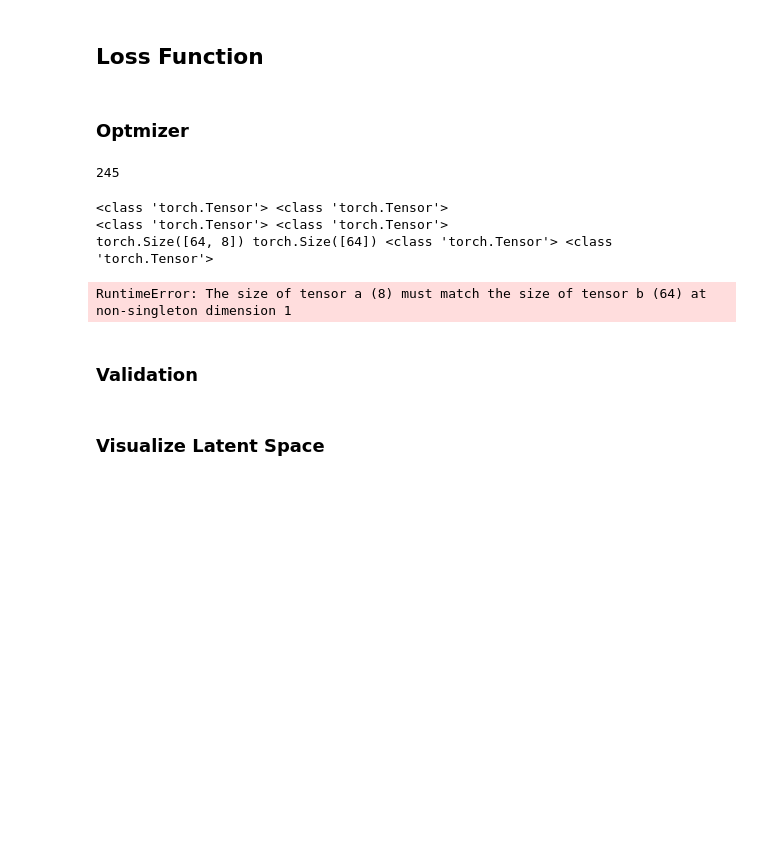
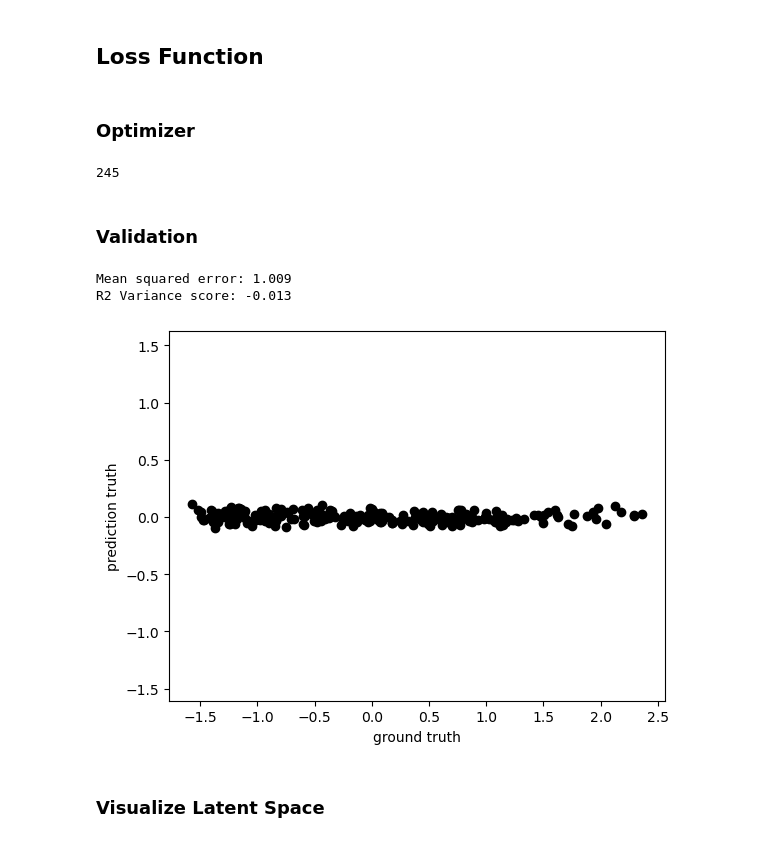
Before and after one commit to albertkao227/VAE-for-regression-pytorch, a Jupyter notebook: vae_for_regression.ipynb, the cells around one changed output. Saved outputs shown, nothing was run; the diff lists cells and outputs as text; code cells hidden in the pictures; blank space fills up the shorter version.

```diff
--- a/vae_for_regression.ipynb
+++ b/vae_for_regression.ipynb
@@ -141,10 +146,0 @@ mse = nn.MSELoss()
-# %%
-def loss_function(inputs_x, outputs, inputs_r, z_mean, z_log_var, r_mean, r_logvar, pz_mean):
-    reconstruction_loss = mse(inputs_x,outputs)
-    kl_loss = 1 + z_logvar - torch.square(z_mean-pz_mean) - torch.exp(z_logvar)
-    kl_loss = -0.5 * torch.sum(kl_loss)
-
-    print(r_mean.shape, inputs_r.shape, type(r_mean), type(inputs_r))
-
-    label_loss = torch.divide(0.5 * torch.square(r_mean - inputs_r), troch.exp(r_logvar)) +  0.5 * r_logvar
-    return torch.mean(reconstruction_loss+kl_loss+label_loss)
@@ -165,5 +147,8 @@ def loss_function(inputs_x, outputs, inputs_r, z_mean, z_log_var, r_mean, r_logv
 # %% [markdown]
-### Optmizer
+### Optimizer
+# %%
+optim_params = list(encoder.parameters()) + list(decoder.parameters())
+optimizer = torch.optim.Adam(optim_params , lr=lr)
 # %%
 len(ground_truth_r)
 #training_feature_sk
@@ -205,54 +190,43 @@ for train_idx, test_idx in skf.split(training_feature, fake):
 
             recon_imgs = decoder(z)
 
-
-
             vae_loss = loss_function(imgs, recon_imgs, labels, r_mean, r_logvar, z_mean, z_logvar, pz_mean)
 
-            #print(type(r_mean), type(r_mean), type(r_mean), type(r_mean), type(r_mean))
-
-
-            optmizer.zero_grad()
+            optimizer.zero_grad()
 
             vae_loss.backward()
 
-            optmizer.step()
+            optimizer.step()
 
-#         # test phase
-#         encoder.eval()
-#         decoder.eval()
         with torch.no_grad():
-            x = Tensor(testing_feature_sk) #.cuda()
+
+            x = torch.Tensor(testing_feature_sk) #.cuda()
             r_mean, r_logvar, r, z_mean, z_logvar, z, pz_mean = encoder(x)
-            #[mu_z, logvar_z, z], [mu_y, logvar_y, y], z_bar_y = encoder(x)
 
-            pred[test_idx] = np.array(mu_y.cpu().detach())[:,0]
-            rmse_loss = rmse(mu_y, Tensor(testing_score).cuda())
-        # print
-        print("[Epoch: %d/%d] [Train loss: %.3f] ---> [Test RMSE: %.3f]" \
-              % (epoch + 1, epochs, total_vae_loss/(i + 1), rmse_loss.item()))
-    print(test_idx)
+            pred[test_idx] = r_mean.cpu().detach()[:,0]
+            rmse_loss = np.sqrt(mse(r_mean, torch.Tensor(testing_score)))
+
+        print(f'Epoch: {epoch+1} Loss: {vae_loss}')
-# %% [output]
-<class 'torch.Tensor'> <class 'torch.Tensor'>
-<class 'torch.Tensor'> <class 'torch.Tensor'>
-torch.Size([64, 8]) torch.Size([64]) <class 'torch.Tensor'> <class 'torch.Tensor'>
-RuntimeError: The size of tensor a (8) must match the size of tensor b (64) at non-singleton dimension 1
 # %% [markdown]
 ### Validation
 # %%
-# # Mean squared error
-# print("Mean squared error: %.3f" % mean_squared_error(ground_truth_r, pred))
-# # Explained variance score: 1 is perfect prediction
-# print('R2 Variance score: %.3f' % r2_score(ground_truth_r, pred))
+# Mean squared error
+print("Mean squared error: %.3f" % mean_squared_error(ground_truth_r, pred))
+# Explained variance score: 1 is perfect prediction
+print('R2 Variance score: %.3f' % r2_score(ground_truth_r, pred))
 
-# # Plot Prediction vs. Ground-truth Y
-# fig = plt.figure()
-# ax = fig.add_subplot(111)
+# Plot Prediction vs. Ground-truth Y
+fig = plt.figure()
+ax = fig.add_subplot(111)
 
-# ax.scatter(ground_truth_r, pred,  color='black')
-# plt.xlabel('ground truth')
-# plt.ylabel('prediction truth')
-# ax.axis('equal');
+ax.scatter(ground_truth_r, pred,  color='black')
+plt.xlabel('ground truth')
+plt.ylabel('prediction truth')
+ax.axis('equal');
+# %% [output]
+Mean squared error: 1.009
+R2 Variance score: -0.013
+[figure, added]
 # %% [markdown]
 ### Visualize Latent Space
 # %%
```
Also changed, not shown: parts of 7 cells of this notebook.
